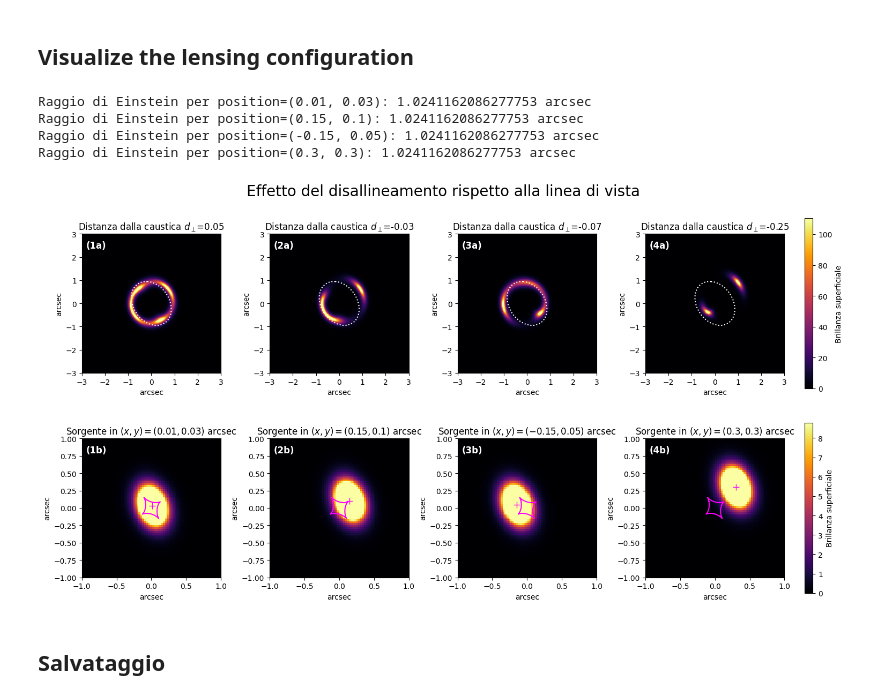
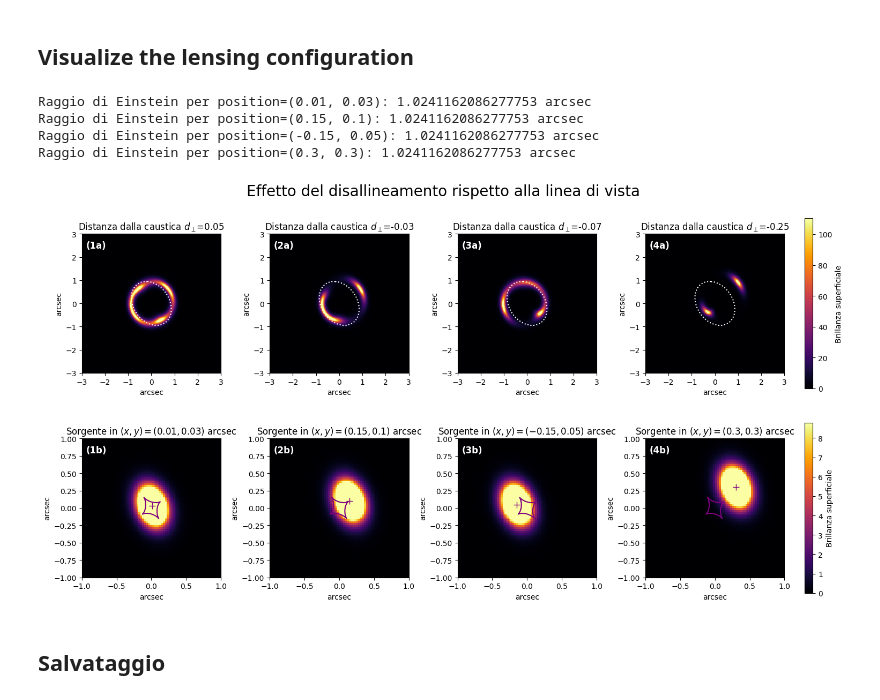
Before and after one commit to Nsab04/bachelor-thesis, a Jupyter notebook: lensing_simulation.ipynb, the cells around one changed output. Cells and saved outputs as stored; diff of their text form; code cells hidden in the pictures.

```diff
--- a/lensing_simulation.ipynb
+++ b/lensing_simulation.ipynb
@@ -183,7 +181,7 @@ caustics_all =[]
 einstein_radii_2 =np.zeros(len(positions))
 
 for i, position in enumerate(positions):
- lens = sie(
+ lens2 = sie(
      co,
      zl=zl, # redshift lente
      zs=zs, # redshift sorgente, più alto della lente
@@ -194,12 +192,12 @@ for i, position in enumerate(positions):
      x1=0.0,
      x2=0.0,
  )
- lens.setGrid(theta=theta)
+ lens2.setGrid(theta=theta)
 
- critical_lines = [lens.getCritPoints(cl) for cl in lens.tancl()]
- einstein_radii_2[i] = lens.bsie()
+ critical_lines2 = [lens2.getCritPoints(cl) for cl in lens2.tancl()]
+ einstein_radii_2[i] = lens2.bsie()
 
- source_kwargs = {
+ source_kwargs2 = {
     "n": 1.0,
     "re": 0.15,
     "q": 0.7,
@@ -210,12 +208,11 @@ for i, position in enumerate(positions):
     "zs": zs,
 }
 
- source = sersic(size=fov, Npix=npix, gl=lens, save_unlensed=True, **source_kwargs) # Lensing of a Sersic source
- source_zoom = sersic(size=fov/6.0, Npix=npix, gl=lens, save_unlensed=True, **source_kwargs)
- unlensed_images.append(source.image_unlensed)
- caustics = lens.getCaustics(lens.tancl())
+ source2 = sersic(size=fov, Npix=npix, gl=lens2, save_unlensed=True, **source_kwargs2) # Lensing of a Sersic source
+ unlensed_images.append(source2.image_unlensed)
+ caustics = lens2.getCaustics(lens2.tancl())
 
- lens_light_kwargs = {
+ lens_light_kwargs2 = {
     "n": 4.0,
     "re": 0.55,
     "q": 0.8,
@@ -226,13 +223,13 @@ for i, position in enumerate(positions):
     "zs": zl,
  }
 
- lens_light = sersic(size=fov, Npix=npix, gl=None, **lens_light_kwargs) # adds the light of the lens galaxy, using a second Sersic profile
+ lens_light2 = sersic(size=fov, Npix=npix, gl=None, **lens_light_kwargs2) # adds the light of the lens galaxy, using a second Sersic profile
 #  total_image = source.image + lens_light.image
- source_image = source.image
+ source_image = source2.image
 
  total_images_2.append(source_image.copy())
 
- critical_lines_all_2.append(critical_lines)
+ critical_lines_all_2.append(critical_lines2)
  caustics_all.append(caustics)
 # %% [markdown]
 ## Visualize the lensing configuration
@@ -242,7 +239,7 @@ d_caustic_all = []
 fig2, ax2 = plt.subplots(2, 4, figsize=(15, 8), constrained_layout=True)
 fig2.suptitle("Effetto del disallineamento rispetto alla linea di vista", fontsize = 20)
 
-vmax_image = max(
+vmax_image2 = max(
     np.percentile(img[np.isfinite(img)], 99.5)
     for img in total_images_2
 )
@@ -260,9 +257,9 @@ for i in range(len(positions)):
     distances = []
 
     for cau in caustics_all[i]:
-        xcau, ycau = lens.getCausticPoints(cau)
+        xcau, ycau = lens2.getCausticPoints(cau)
         # Disegna la caustica
-        ax2[1, i].plot(xcau, ycau, color="magenta")
+        ax2[1, i].plot(xcau, ycau, color="purple")
         # Coordinate dei punti della caustica
         caustic_points = np.column_stack((xcau, ycau))
         # Distanza della sorgente da ogni punto della caustica
@@ -289,7 +286,7 @@ for i in range(len(positions)):
     d_caustic_all.append(d_caustic)
 
 for i, position in enumerate(positions):
-    im0 = ax2[0,i].imshow(total_images_2[i], origin="lower", extent=extent, cmap="inferno", vmax=vmax_image)
+    im0 = ax2[0,i].imshow(total_images_2[i], origin="lower", extent=extent, cmap="inferno", vmax=vmax_image2)
     ax2[0,i].set_xlabel("arcsec")
     ax2[0,i].set_ylabel("arcsec")
 
@@ -308,7 +305,7 @@ for i, position in enumerate(positions):
     position[0],
     position[1],
     marker='+',
-    color='magenta',
+    color='purple',
     markersize=8
 )
 
@@ -336,34 +333,34 @@ cbar1.set_label("Brillanza superficiale")
 
 labels_a = ["(1a)", "(2a)", "(3a)", "(4a)"]
 labels_b = ["(1b)", "(2b)", "(3b)", "(4b)"]
 
 for i, lab in enumerate(labels_a):
     ax2[0,i].text(
         0.03, 0.95,
         lab,
         transform=ax2[0,i].transAxes,
         color="white",
         fontsize=12,
         fontweight="bold",
         va="top"
     )
 
 for i, lab in enumerate(labels_b):
     ax2[1,i].text(
         0.03, 0.95,
         lab,
         transform=ax2[1,i].transAxes,
         color="white",
         fontsize=12,
         fontweight="bold",
         va="top"
     )
 # %% [output]
 Raggio di Einstein per position=(0.01, 0.03): 1.0241162086277753 arcsec
 Raggio di Einstein per position=(0.15, 0.1): 1.0241162086277753 arcsec
 Raggio di Einstein per position=(-0.15, 0.05): 1.0241162086277753 arcsec
 Raggio di Einstein per position=(0.3, 0.3): 1.0241162086277753 arcsec
-[figure, old version]
+[figure, new version]
 # %% [markdown]
 ## Salvataggio
 # %%
```
Also changed, not shown: parts of 17 cells of this notebook, 3 other files.
